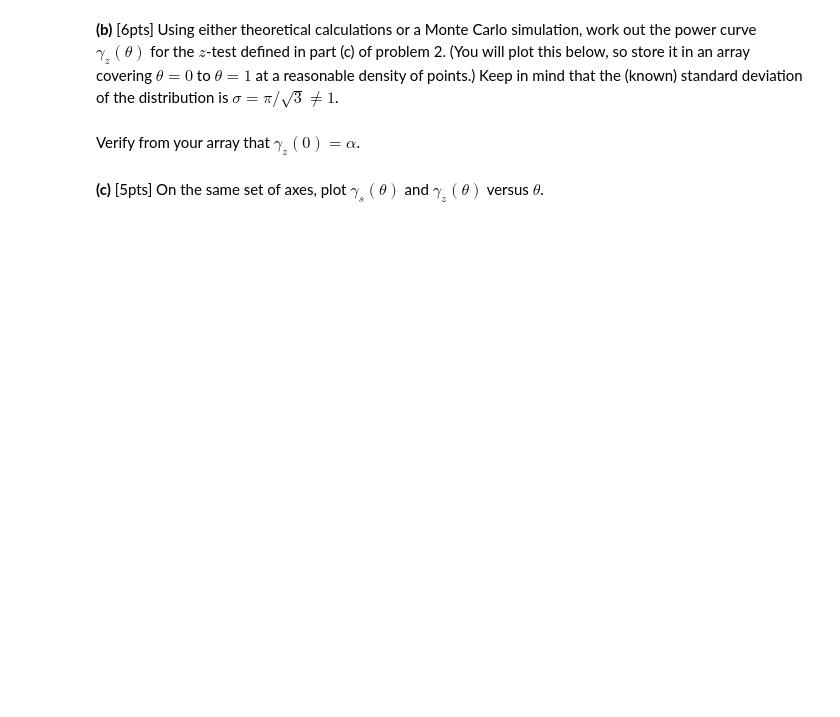
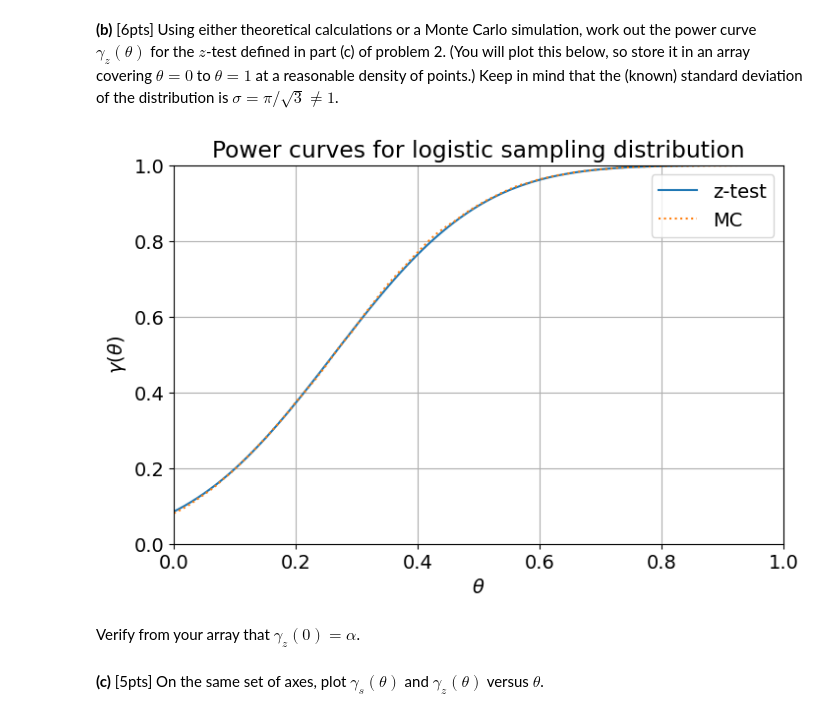
Before and after one commit to djm3622/stat345, a Jupyter notebook: Exam 01/prelim1_practice.ipynb, the cells around one changed output. Cells and saved outputs as stored; diff of their text form; code cells hidden in the pictures; blank space fills up the shorter version.

```diff
--- a/Exam 01/prelim1_practice.ipynb
+++ b/Exam 01/prelim1_practice.ipynb
@@ -111,5 +242,23 @@ Verify from your array that $\gamma_s(0)=\alpha$.
 # %% [markdown]
 **(b)** \[6pts\] Using either theoretical calculations or a Monte Carlo simulation, work out the power curve $\gamma_z(\theta)$ for the $z$-test defined in part (c) of problem 2.  (You will plot this below, so store it in an array covering $\theta=0$ to $\theta=1$ at a reasonable density of points.)  Keep in mind that the (known) standard deviation of the distribution is $\sigma=\pi/\sqrt{3}\ne 1$.
+# %%
+gammaz_t = stats.norm(loc=theta_t/(sigma/np.sqrt(n))).sf(zcrit)
+# %%
+xbar_I = np.mean(x_Ii,axis=-1)
+z_tI = (xbar_I[None,:] + theta_t[:,None])/(sigma/np.sqrt(n))
+gammazMC_t = np.mean(z_tI > zcrit, axis=-1)
+# %%
+plt.plot(theta_t,gammaz_t,ls='-',label='z-test');
+plt.plot(theta_t,gammazMC_t,ls=':',label=r'MC');
+plt.legend(loc='best');
+plt.xlabel(r'$\theta$');
+plt.ylabel(r'$\gamma(\theta)$');
+plt.title('Power curves for logistic sampling distribution');
+plt.grid(True);
+plt.xlim(0,1.0);
+plt.ylim(0.0,1);
+# %% [output]
+[figure, added]
 # %% [markdown]
 Verify from your array that $\gamma_z(0)=\alpha$.
 # %% [markdown]
```
Also changed, not shown: parts of 33 cells of this notebook, 15 other files.
